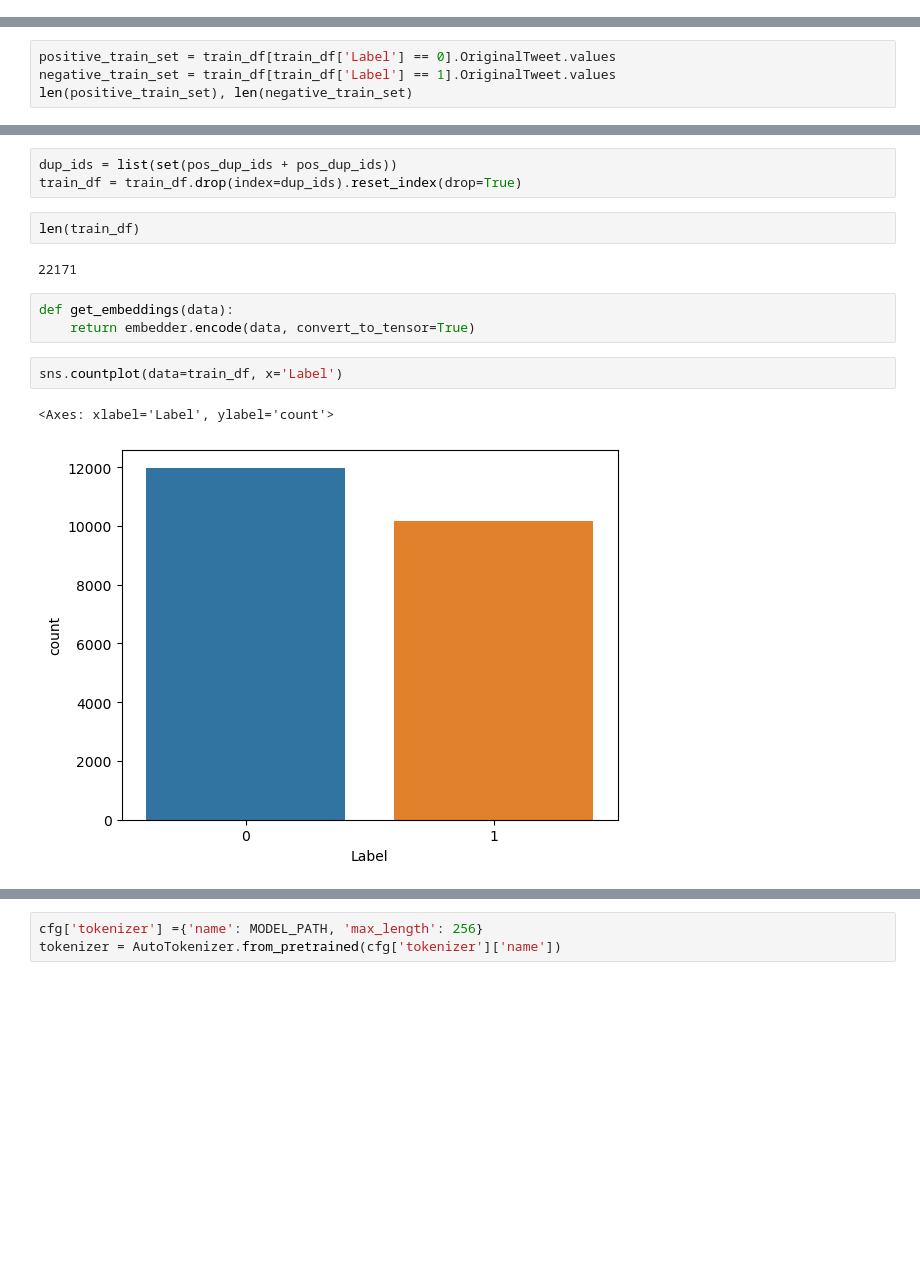
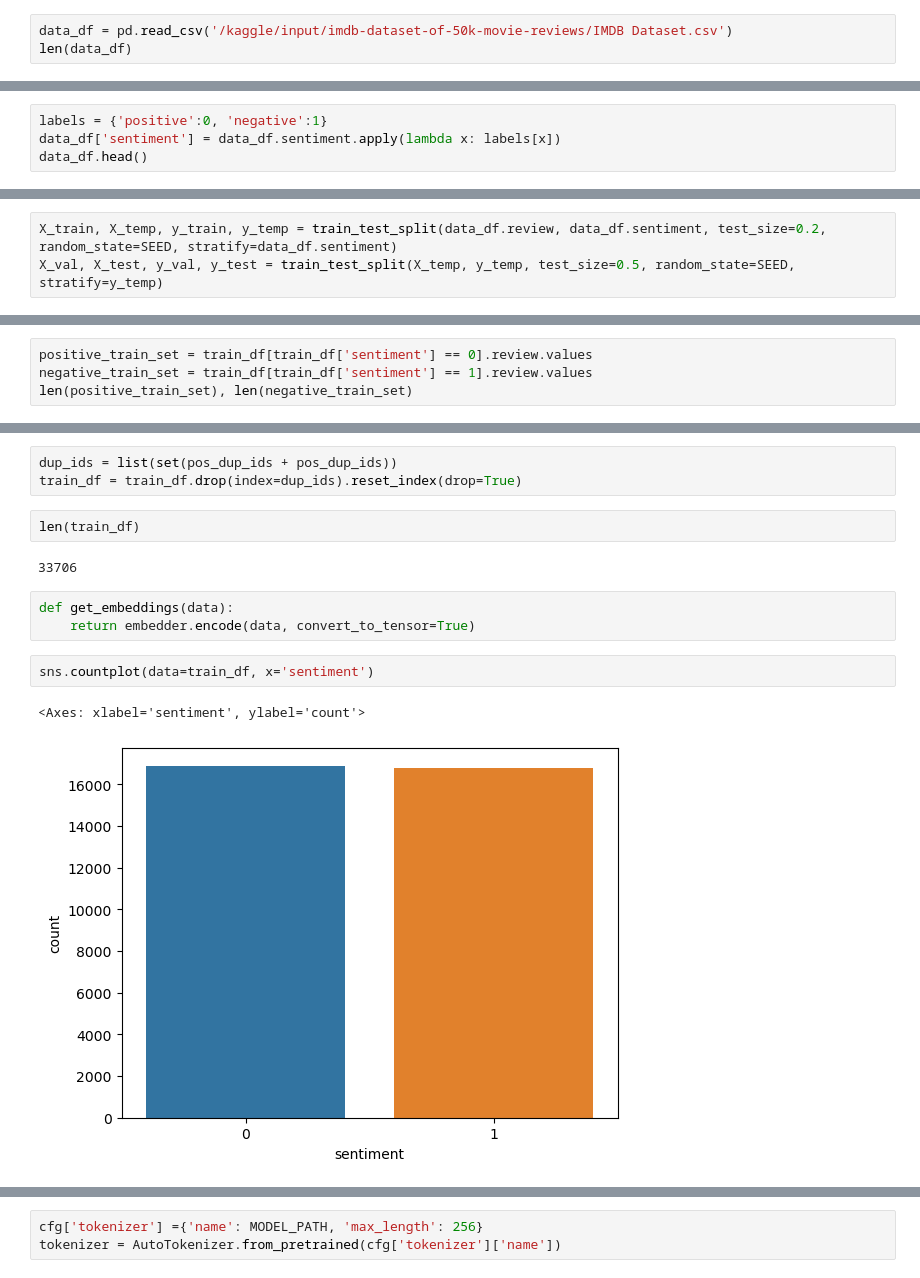
Before and after one commit to abhishekanand1710/not-too-similar, a Jupyter notebook: T-4-Deduplicate-Dataset-Corona-Sentiment-Classification.ipynb, the cells around one changed output, grey strips where cells are left out. Saved outputs shown, nothing was run; the diff lists cells and outputs as text; blank space fills up the shorter version.

```diff
--- a/T-4-Deduplicate-Dataset-Corona-Sentiment-Classification.ipynb
+++ b/T-4-Deduplicate-Dataset-Corona-Sentiment-Classification.ipynb
@@ -77,0 +72,3 @@ len(data_train_df), len(data_test_df)
+# %%
+data_df = pd.read_csv('/kaggle/input/imdb-dataset-of-50k-movie-reviews/IMDB Dataset.csv')
+len(data_df)
@@ -160,0 +108,4 @@ len(df), len(test_df)
+# %%
+labels = {'positive':0, 'negative':1}
+data_df['sentiment'] = data_df.sentiment.apply(lambda x: labels[x])
+data_df.head()
@@ -169 +125,4 @@ X_train, X_val, y_train, y_val = train_test_split(df.OriginalTweet, df.Label, te
+# %%
+X_train, X_temp, y_train, y_temp = train_test_split(data_df.review, data_df.sentiment, test_size=0.2, random_state=SEED, stratify=data_df.sentiment)
+X_val, X_test, y_val, y_test = train_test_split(X_temp, y_temp, test_size=0.5, random_state=SEED, stratify=y_temp)
 # %%
@@ -177,7 +136,7 @@ test_df = test_df.reset_index(drop=True)
 # %%
 embedder = SentenceTransformer('all-MiniLM-L6-v2', device=device)
 # %%
-positive_train_set = train_df[train_df['Label'] == 0].OriginalTweet.values
-negative_train_set = train_df[train_df['Label'] == 1].OriginalTweet.values
+positive_train_set = train_df[train_df['sentiment'] == 0].review.values
+negative_train_set = train_df[train_df['sentiment'] == 1].review.values
 len(positive_train_set), len(negative_train_set)
 # %% [output]
@@ -210,13 +169,13 @@ train_df = train_df.drop(index=dup_ids).reset_index(drop=True)
 # %%
 len(train_df)
 # %% [output]
-22171
+33706
 # %%
 def get_embeddings(data):
     return embedder.encode(data, convert_to_tensor=True)
 # %%
-sns.countplot(data=train_df, x='Label')
+sns.countplot(data=train_df, x='sentiment')
 # %% [output]
-<Axes: xlabel='Label', ylabel='count'>
+<Axes: xlabel='sentiment', ylabel='count'>
-[figure, old version]
+[figure, new version]
 # %%
```
Also changed, not shown: parts of 58 cells of this notebook.
